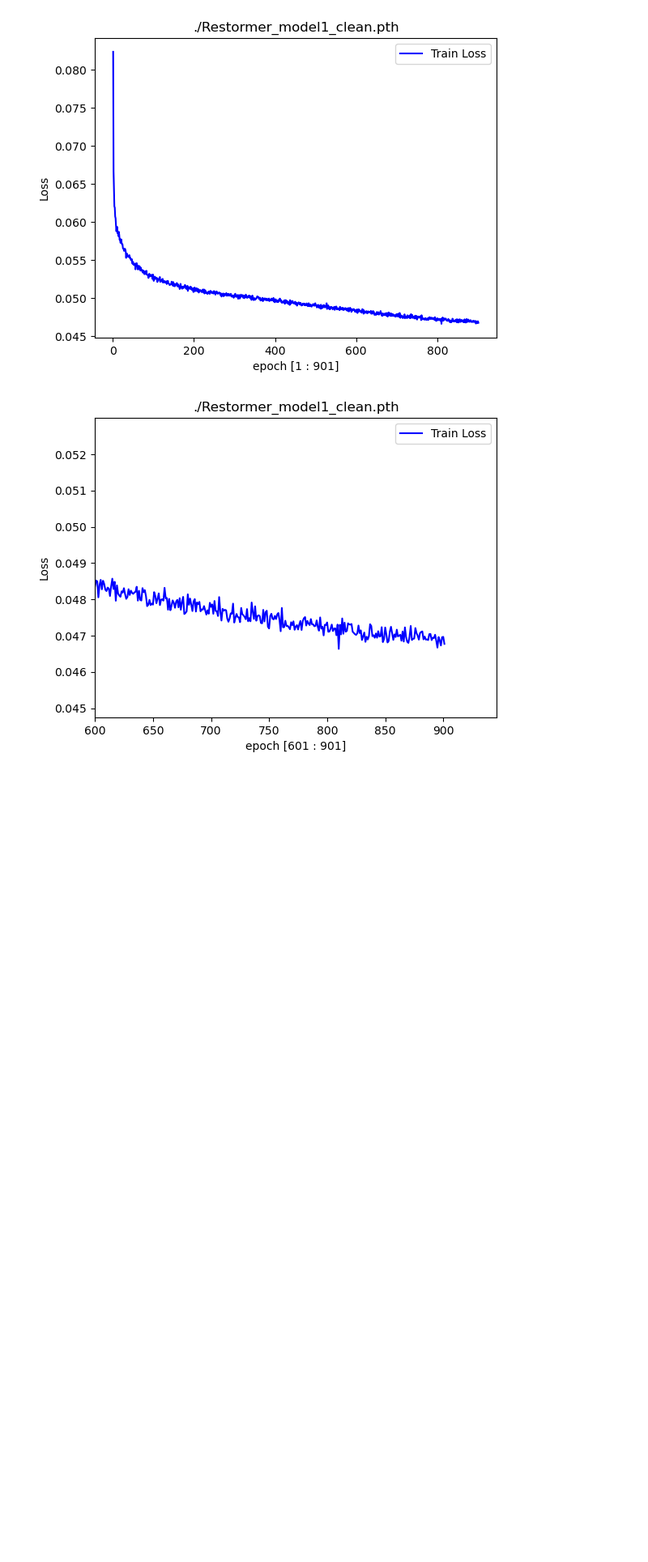
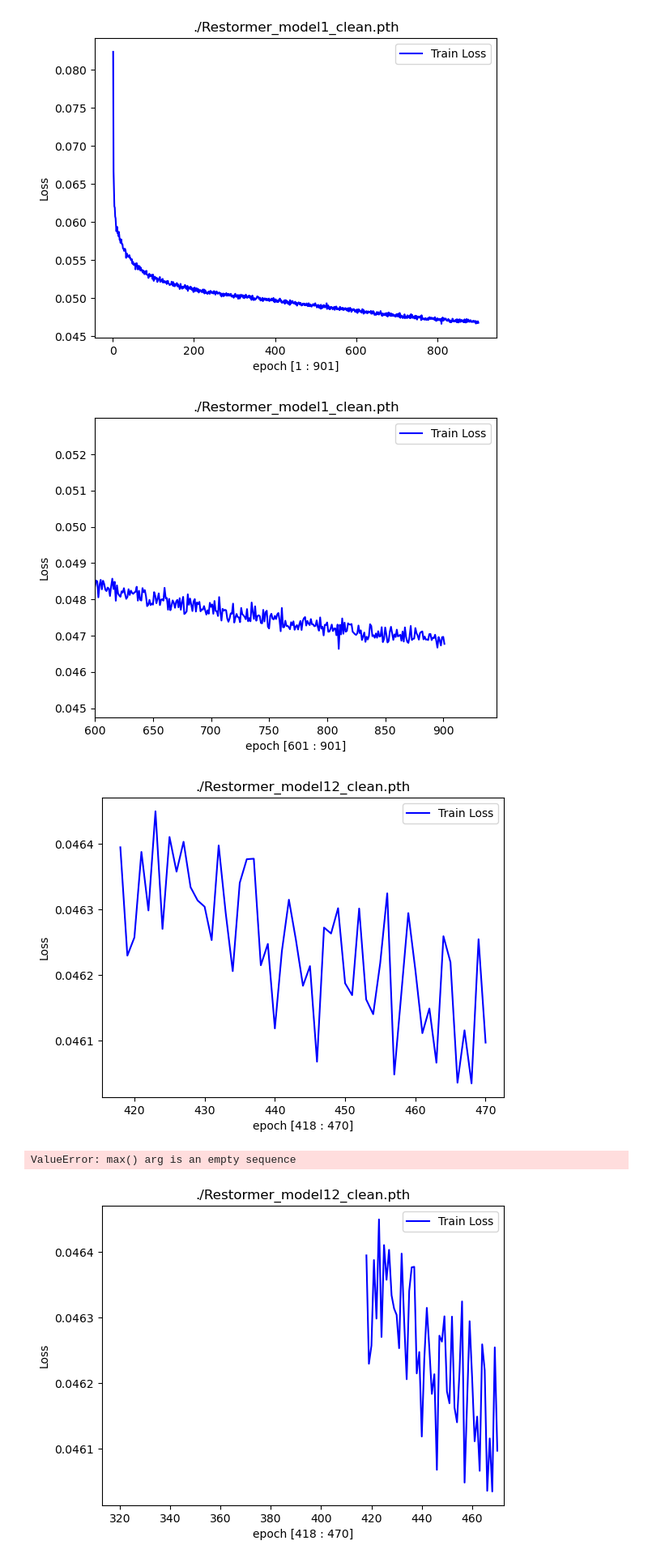
Before and after one commit to joohyun7u/mlp_compitition, a Jupyter notebook: cjh/loss/loss_visual.ipynb, the cells around one changed output. Shown at 81% size. Drawn from its saved outputs; the diff is of its cells as text; code cells hidden in the pictures; blank space fills up the shorter version.

```diff
--- a/cjh/loss/loss_visual.ipynb
+++ b/cjh/loss/loss_visual.ipynb
@@ -54,6 +54,67 @@ plt_show(int(epoch[-1]*4/6))
 # %% [output]
 [figure]
 [figure]
+# %%
+import torch
+import matplotlib.pyplot as plt
+
+model_list = ['DnCNN', 'ResNet18', 'RFDN', 'DRLN']
+sel_model = model_list[3]
+pth_num = 3
+load_loss_pth ='./'+sel_model+'_model'+ str(pth_num)+'.pth'
+# load_loss_pth ='./ResNet18_model2.pth'
+
+#            [   0          1         2      3          4          5         6         7          8     ]
+model_list = ['DnCNN', 'ResNet18', 'RFDN', 'DRLN', 'pix2pix', 'pix2pix2', 'swinir', 'KBNet', 'Restormer']
+
+sel_model = model_list[8]
+pth_num =12
+noise = False
+if noise: pth = '.pth'
+else: pth = '_clean.pth'
+if sel_model=='pix2pix': pth='_g.pth'
+save_record = False # 기록용 폴더에 있으면
+load_loss_pth ='./'+sel_model+'_model'+str(pth_num)+pth
+if save_record:
+    load_loss_pth ='./기록용/'+sel_model+'/'+'best_'+sel_model+'_model'+str(pth_num)+pth
+
+
+
+def plt_show(xrange=0):
+    plt.plot(epoch, train_loss, label="Train Loss", color='b')
+    # plt.plot(epoch, val_loss, label="Validation Loss", color='r')
+    # plt.plot(epoch, train_mae, label="Train MAE", color='c')
+    # plt.plot(epoch, val_mae, label="Validation MAE", color='y')
+    plt.title(load_loss_pth)
+    plt.legend(loc="best")
+    plt.ylabel("Loss")
+    # plt.ylim(0,0.1)
+    plt.xlabel(f'epoch [{epoch[0]} : {epoch[-1]}]')
+    if xrange:
+        plt.xlim(xrange)
+        plt.ylim(min([min(train_loss),min(val_loss)])*0.99,max([max(i[xrange:]) for i in [train_loss,val_loss,train_mae,val_mae]])*1.01)
+        plt.xlabel(f'epoch [{epoch[xrange]} : {epoch[-1]}]')
+    plt.show()
+
+checkpoint = torch.load(load_loss_pth) # 경로에서 .pt 파일 불러오기
+model = checkpoint['model']
+epoch = checkpoint['epoch']
+train_loss =checkpoint['train_loss']
+val_loss = checkpoint['val_loss']
+train_mae=checkpoint['train_mae']
+val_mae=checkpoint['val_mae']
+epochs =[]
+for i in epoch:
+    epochs.append(i + 1)
+epoch = epochs
+# plt.subplot(1,2,1)
+plt_show()
+# plt.subplot(1,2,2)
+plt_show(int(epoch[-1]*4/6))
+# %% [output]
+[figure, added]
+ValueError: max() arg is an empty sequence
+[figure, added]
 # %%
 if False:
     prange=range(50,1001,50)
```
Also changed, not shown: 18 other files.
